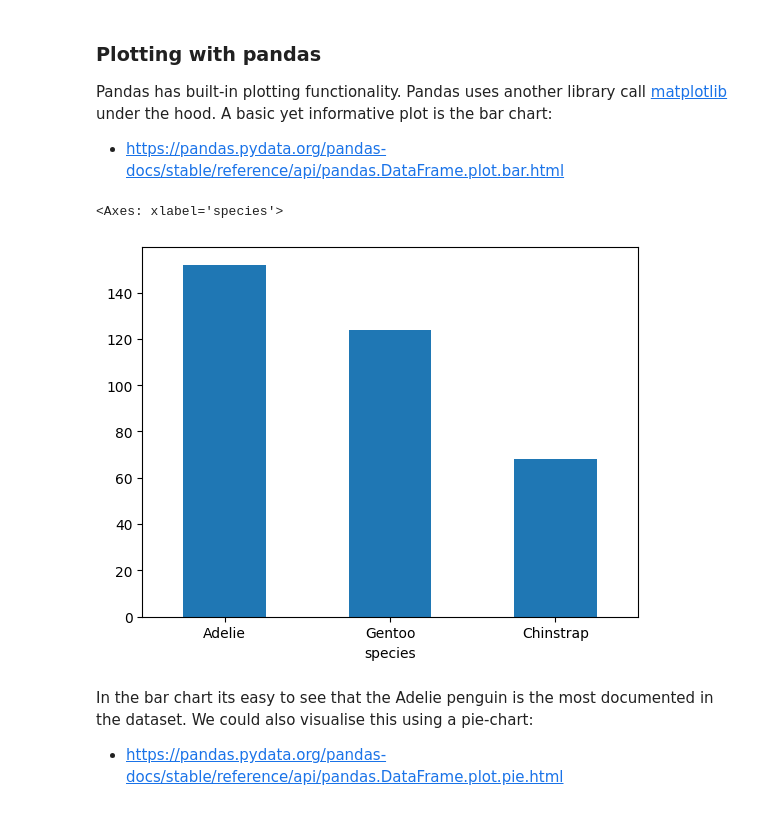
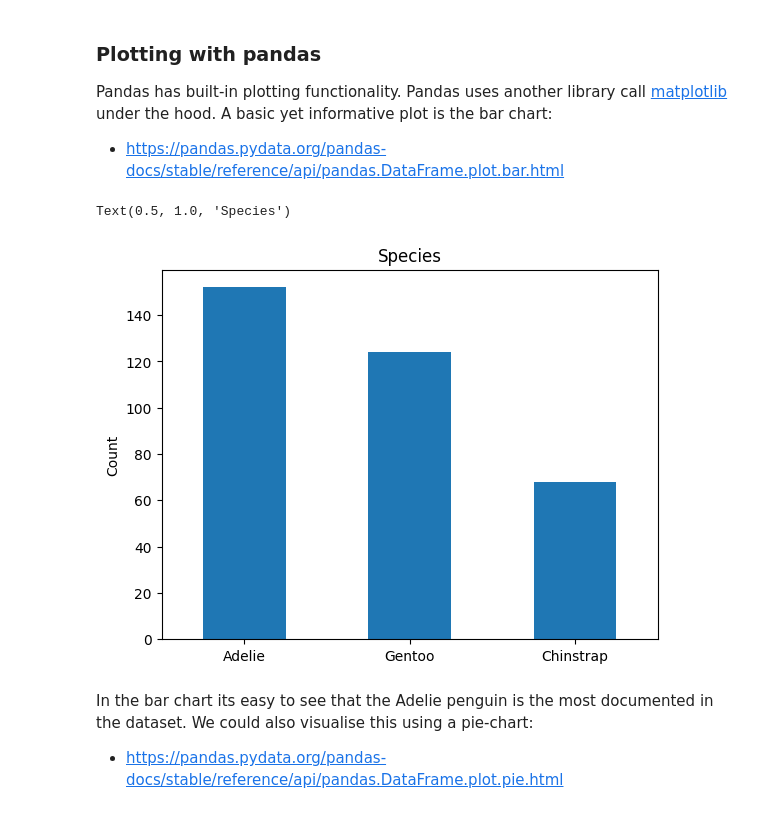
Before and after one commit to holmstead/principles_of_data_analytics, a Jupyter notebook: penguins.ipynb, the cells around one changed output. Cells and saved outputs as stored; diff of their text form; code cells hidden in the pictures.

```diff
--- a/penguins.ipynb
+++ b/penguins.ipynb
@@ -202,12 +202,17 @@ Pandas has built-in plotting functionality. Pandas uses another library call [ma
 # %%
 # count each of the entries under 'species' column and assign to a variable
 species_count = df["species"].value_counts()
 
 # create bar chart from the counted Series, and rotate the x-labels for readability
 species_count.plot.bar(rot=0)
+
+# decorate the plot
+plt.xlabel("")
+plt.ylabel("Count")
+plt.title("Species")
 # %% [output]
-<Axes: xlabel='species'>
+Text(0.5, 1.0, 'Species')
-[figure, old version]
+[figure, new version]
 # %% [markdown]
 In the bar chart its easy to see that the Adelie penguin is the most documented in the dataset. We could also visualise this using a pie-chart:
 
```
Also changed, not shown: parts of 13 cells of this notebook.
